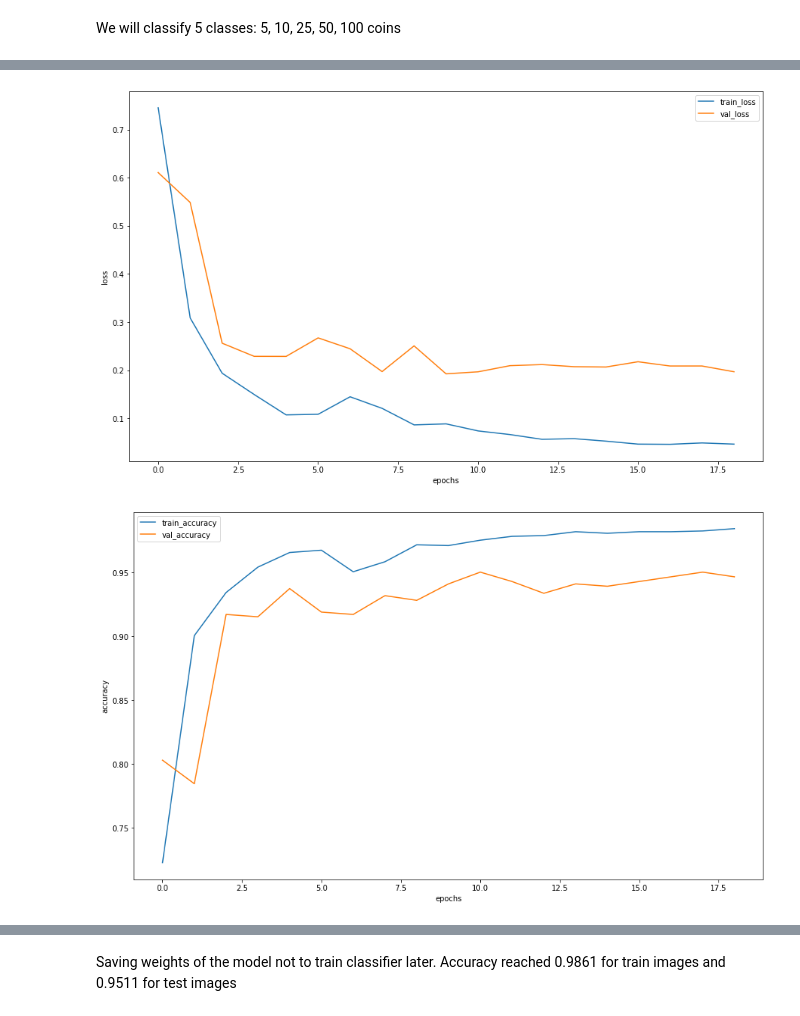
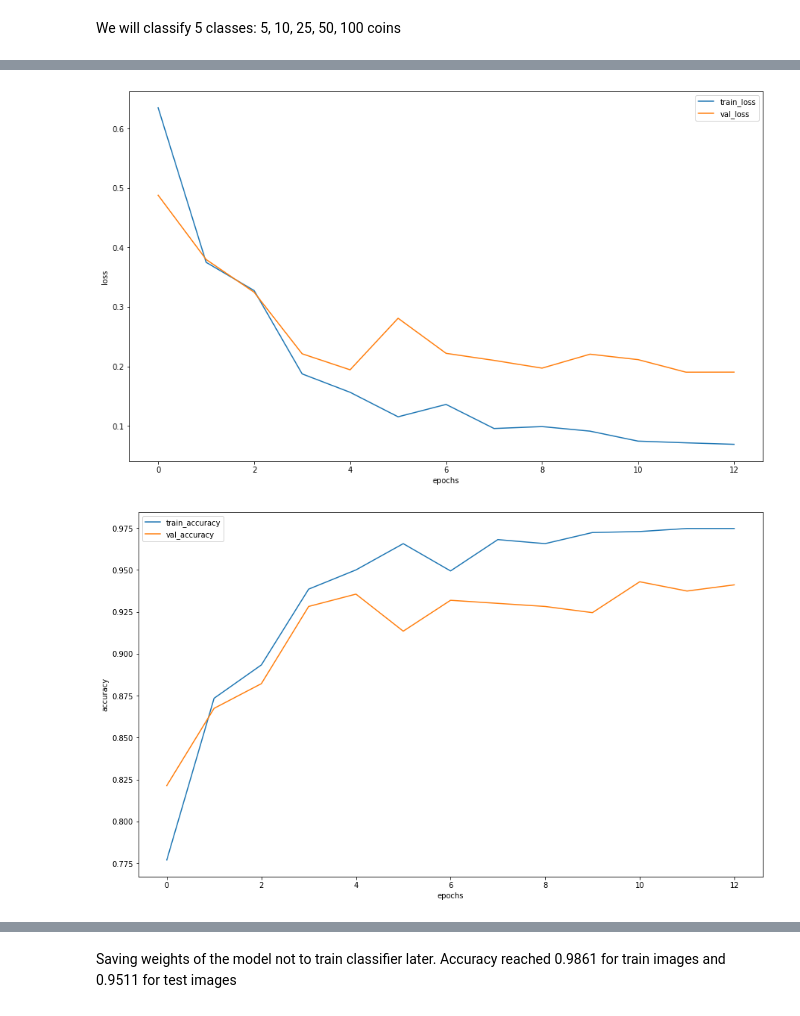
Before and after one commit to KostenokLisa/Coin_project, a Jupyter notebook: coins_detection.ipynb, the cells around one changed output, grey strips where cells are left out. Saved outputs shown, nothing was run; the diff lists cells and outputs as text; code cells hidden in the pictures.

```diff
--- a/coins_detection.ipynb
+++ b/coins_detection.ipynb
@@ -335,5 +332,5 @@ if val_dataset is None:
 
 train_dataset = CoinsDataset(train_files, mode='train')
 # %%
-history = train(train_dataset, val_dataset, model=my_cnn_1, epochs=20, batch_size=48)
+history = train(train_dataset, val_dataset, model=my_cnn_1, epochs=15, batch_size=48)
 # %% [output]
@@ -364,21 +361,21 @@ loss 0.07397516136972156
 # %%
 plt.figure(figsize=(15, 9))
 loss, acc, val_loss, val_acc = zip(*history)
-plt.plot(loss[1::], label="train_loss")
-plt.plot(val_loss[1::], label="val_loss")
+plt.plot(loss[1:-1:], label="train_loss")
+plt.plot(val_loss[1:-1:], label="val_loss")
 plt.legend(loc='best')
 plt.xlabel("epochs")
 plt.ylabel("loss")
 plt.show()
 # %% [output]
-[figure, old version]
+[figure, new version]
 # %%
 plt.figure(figsize=(15, 9))
-plt.plot(acc[1::], label="train_accuracy")
-plt.plot(val_acc[1::], label="val_accuracy")
+plt.plot(acc[1:-1:], label="train_accuracy")
+plt.plot(val_acc[1:-1:], label="val_accuracy")
 plt.legend(loc='best')
 plt.xlabel("epochs")
 plt.ylabel("accuracy")
 plt.show()
 # %% [output]
-[figure, old version]
+[figure, new version]
```
Also changed, not shown: parts of 22 cells of this notebook.
